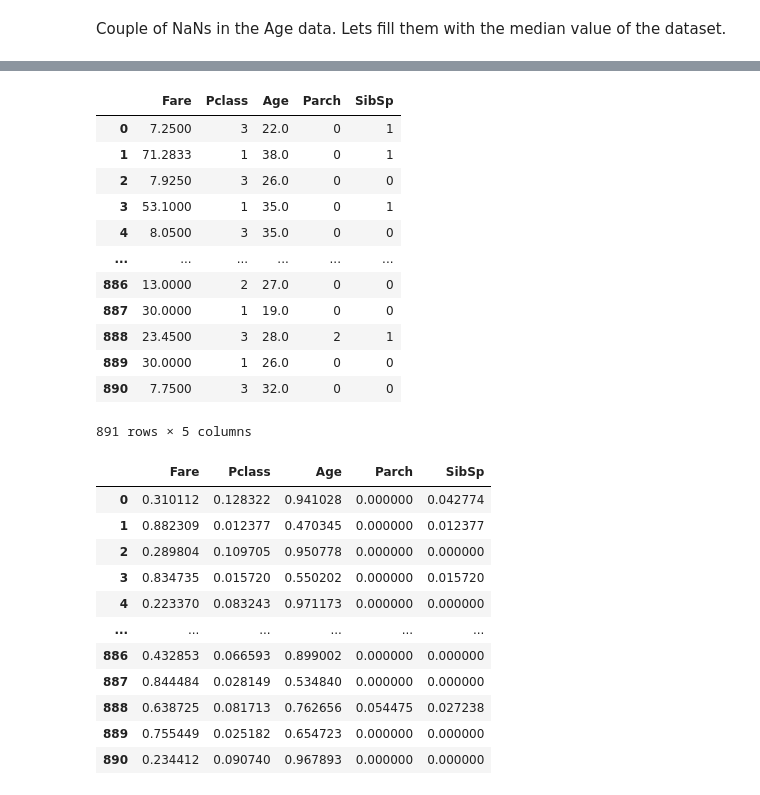
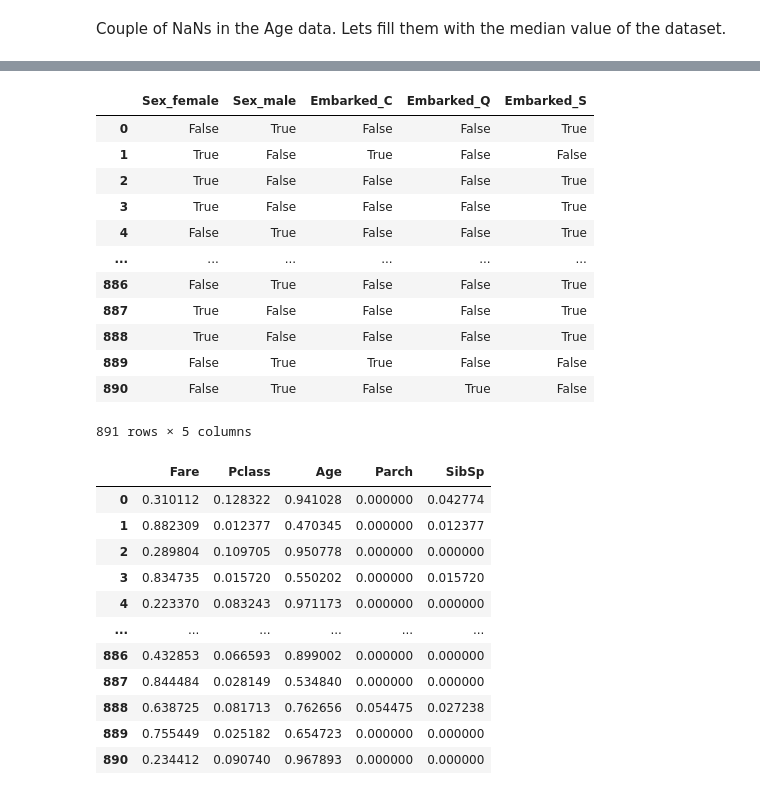
Before and after one commit to mattgpaul/Titanic, a Jupyter notebook: titanic.ipynb, the cells around one changed output, grey strips where cells are left out. Cells and saved outputs as stored; diff of their text form; code cells hidden in the pictures.

```diff
--- a/titanic.ipynb
+++ b/titanic.ipynb
@@ -118,20 +137,22 @@ Embarked        True
 dtype: bool
-# %%
-modeling_data[num_cols]
-# %% [output]
-|  | Fare | Pclass | Age | Parch | SibSp |
-| 0 | 7.2500 | 3 | 22.0 | 0 | 1 |
-| 1 | 71.2833 | 1 | 38.0 | 0 | 1 |
-| 2 | 7.9250 | 3 | 26.0 | 0 | 0 |
-| 3 | 53.1000 | 1 | 35.0 | 0 | 1 |
-| 4 | 8.0500 | 3 | 35.0 | 0 | 0 |
-| ... | ... | ... | ... | ... | ... |
-| 886 | 13.0000 | 2 | 27.0 | 0 | 0 |
-| 887 | 30.0000 | 1 | 19.0 | 0 | 0 |
-| 888 | 23.4500 | 3 | 28.0 | 2 | 1 |
-| 889 | 30.0000 | 1 | 26.0 | 0 | 0 |
-| 890 | 7.7500 | 3 | 32.0 | 0 | 0 |
-891 rows × 5 columns
+# %%
+ohe = OneHotEncoder(handle_unknown='ignore', sparse=False, dtype='bool')
+encoded = pd.DataFrame(data=ohe.fit_transform(modeling_data[cat_cols]), columns=ohe.get_feature_names_out())
+encoded
+# %% [output]
+|  | Sex_female | Sex_male | Embarked_C | Embarked_Q | Embarked_S |
+| 0 | False | True | False | False | True |
+| 1 | True | False | True | False | False |
+| 2 | True | False | False | False | True |
+| 3 | True | False | False | False | True |
+| 4 | False | True | False | False | True |
+| ... | ... | ... | ... | ... | ... |
+| 886 | False | True | False | False | True |
+| 887 | True | False | False | False | True |
+| 888 | True | False | False | False | True |
+| 889 | False | True | True | False | False |
+| 890 | False | True | False | True | False |
+891 rows × 5 columns
 # %%
 nrml = Normalizer().fit(modeling_data[num_cols])
 normalized_numericals = nrml.transform(modeling_data[num_cols])
```
Also changed, not shown: parts of 11 cells of this notebook.
